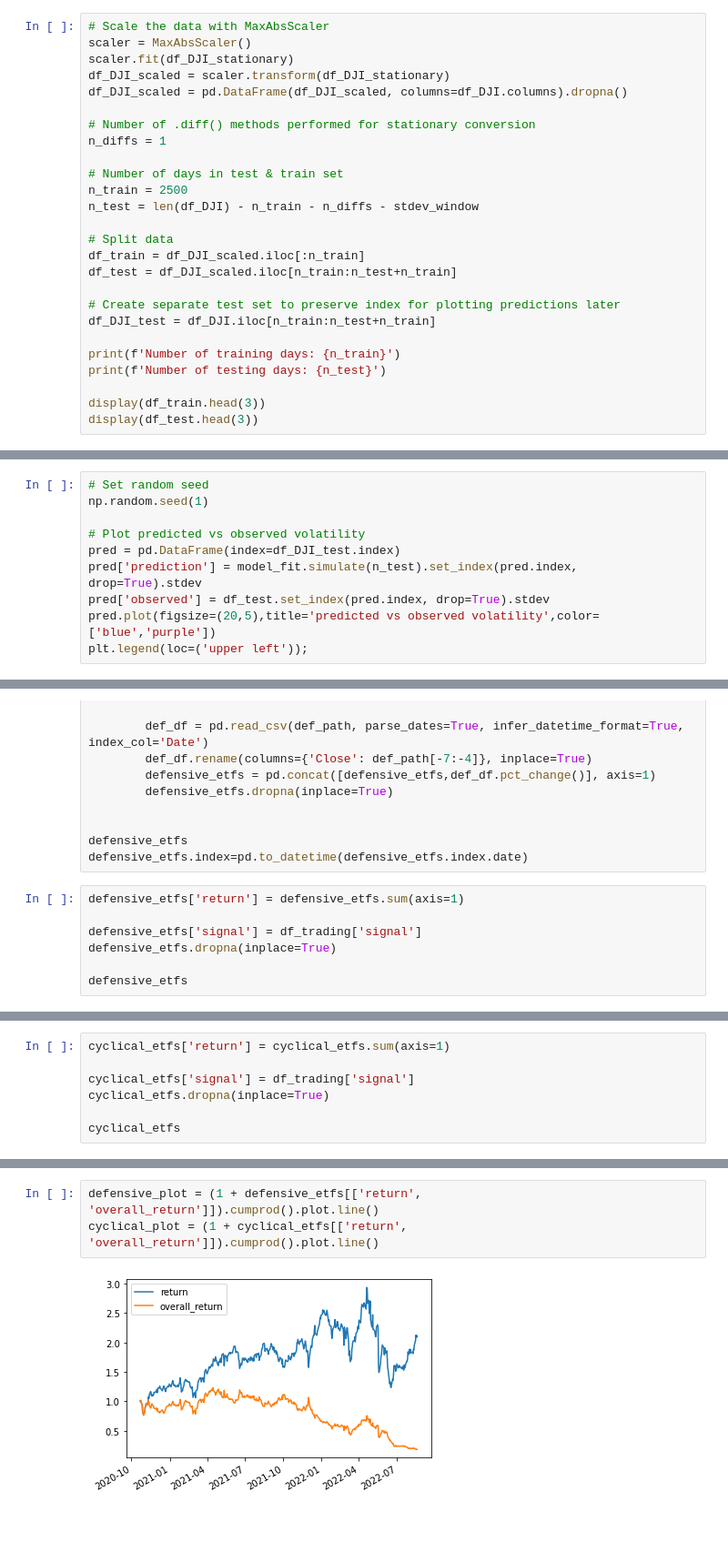
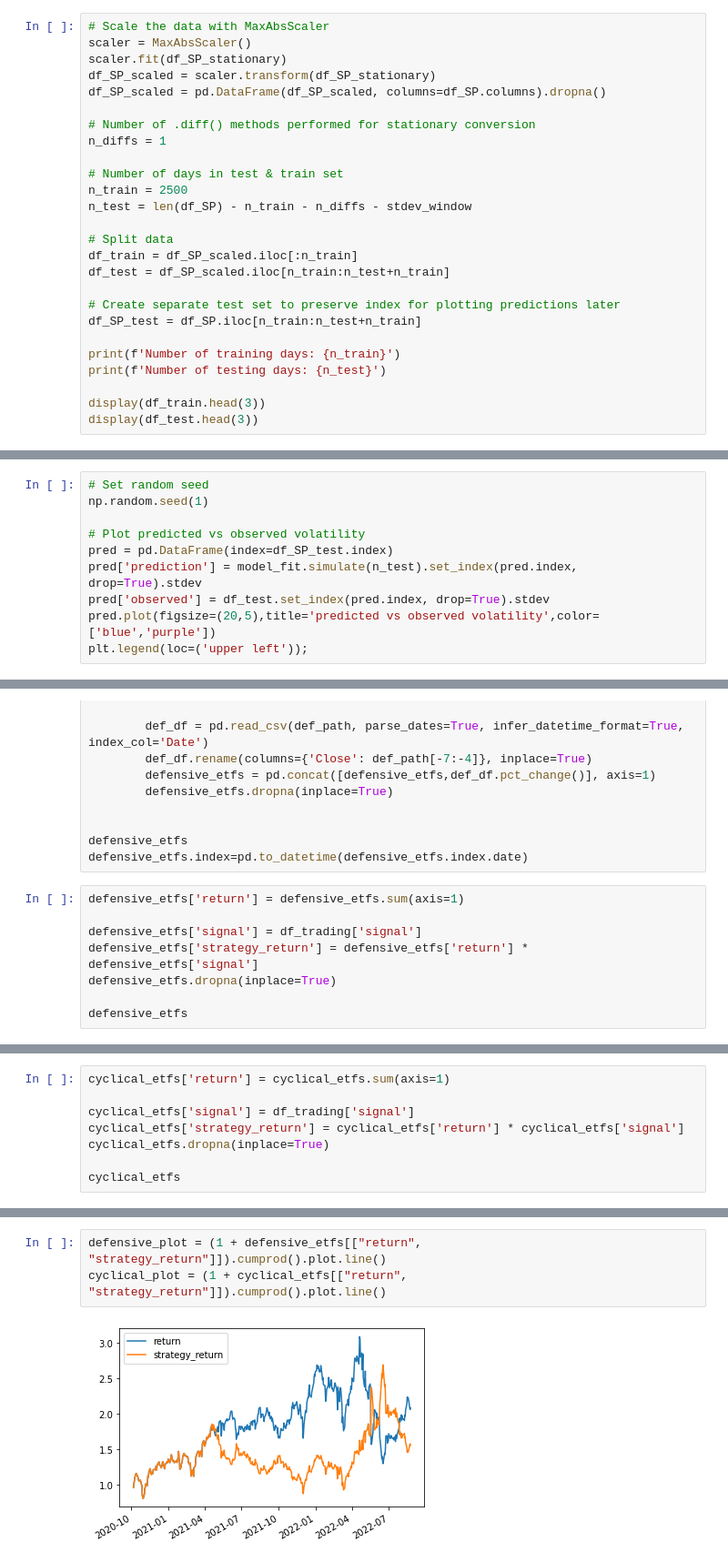
Before and after one commit to lrb924/Predicted_Volatility, a Jupyter notebook: trading_algo.ipynb, the cells around one changed output, grey strips where cells are left out. Shown at 91% size. Drawn from its saved outputs; the diff is of its cells as text; blank space fills up the shorter version.

```diff
--- a/trading_algo.ipynb
+++ b/trading_algo.ipynb
@@ -131,23 +131,23 @@ All columns are stationary!
 # %%
 # Scale the data with MaxAbsScaler
 scaler = MaxAbsScaler()
-scaler.fit(df_DJI_stationary)
-df_DJI_scaled = scaler.transform(df_DJI_stationary)
-df_DJI_scaled = pd.DataFrame(df_DJI_scaled, columns=df_DJI.columns).dropna()
+scaler.fit(df_SP_stationary)
+df_SP_scaled = scaler.transform(df_SP_stationary)
+df_SP_scaled = pd.DataFrame(df_SP_scaled, columns=df_SP.columns).dropna()
 
 # Number of .diff() methods performed for stationary conversion
 n_diffs = 1
 
 # Number of days in test & train set
 n_train = 2500
-n_test = len(df_DJI) - n_train - n_diffs - stdev_window
+n_test = len(df_SP) - n_train - n_diffs - stdev_window
 
 # Split data
-df_train = df_DJI_scaled.iloc[:n_train]
-df_test = df_DJI_scaled.iloc[n_train:n_test+n_train]
+df_train = df_SP_scaled.iloc[:n_train]
+df_test = df_SP_scaled.iloc[n_train:n_test+n_train]
 
 # Create separate test set to preserve index for plotting predictions later
-df_DJI_test = df_DJI.iloc[n_train:n_test+n_train]
+df_SP_test = df_SP.iloc[n_train:n_test+n_train]
 
 print(f'Number of training days: {n_train}')
 print(f'Number of testing days: {n_test}')
@@ -191,7 +237,7 @@ model_fit.plot_diagnostics(5,figsize=(20,5));
 np.random.seed(1)
 
 # Plot predicted vs observed volatility
-pred = pd.DataFrame(index=df_DJI_test.index)
+pred = pd.DataFrame(index=df_SP_test.index)
 pred['prediction'] = model_fit.simulate(n_test).set_index(pred.index, drop=True).stdev
 pred['observed'] = df_test.set_index(pred.index, drop=True).stdev
 pred.plot(figsize=(20,5),title='predicted vs observed volatility',color=['blue','purple'])
@@ -401,6 +447,7 @@ defensive_etfs.index=pd.to_datetime(defensive_etfs.index.date)
 defensive_etfs['return'] = defensive_etfs.sum(axis=1)
 
 defensive_etfs['signal'] = df_trading['signal']
+defensive_etfs['strategy_return'] = defensive_etfs['return'] * defensive_etfs['signal']
 defensive_etfs.dropna(inplace=True)
 
 defensive_etfs
@@ -422,6 +469,7 @@ defensive_etfs
 cyclical_etfs['return'] = cyclical_etfs.sum(axis=1)
 
 cyclical_etfs['signal'] = df_trading['signal']
+cyclical_etfs['strategy_return'] = cyclical_etfs['return'] * cyclical_etfs['signal']
 cyclical_etfs.dropna(inplace=True)
 
 cyclical_etfs
@@ -442,5 +490,5 @@ cyclical_etfs
 # %%
-defensive_plot = (1 + defensive_etfs[['return', 'overall_return']]).cumprod().plot.line()
-cyclical_plot = (1 + cyclical_etfs[['return', 'overall_return']]).cumprod().plot.line()
+defensive_plot = (1 + defensive_etfs[["return", "strategy_return"]]).cumprod().plot.line()
+cyclical_plot = (1 + cyclical_etfs[["return", "strategy_return"]]).cumprod().plot.line()
 # %% [output]
-[figure, old version]
+[figure, new version]
```
Also changed, not shown: parts of 27 cells of this notebook, 2 other files.
